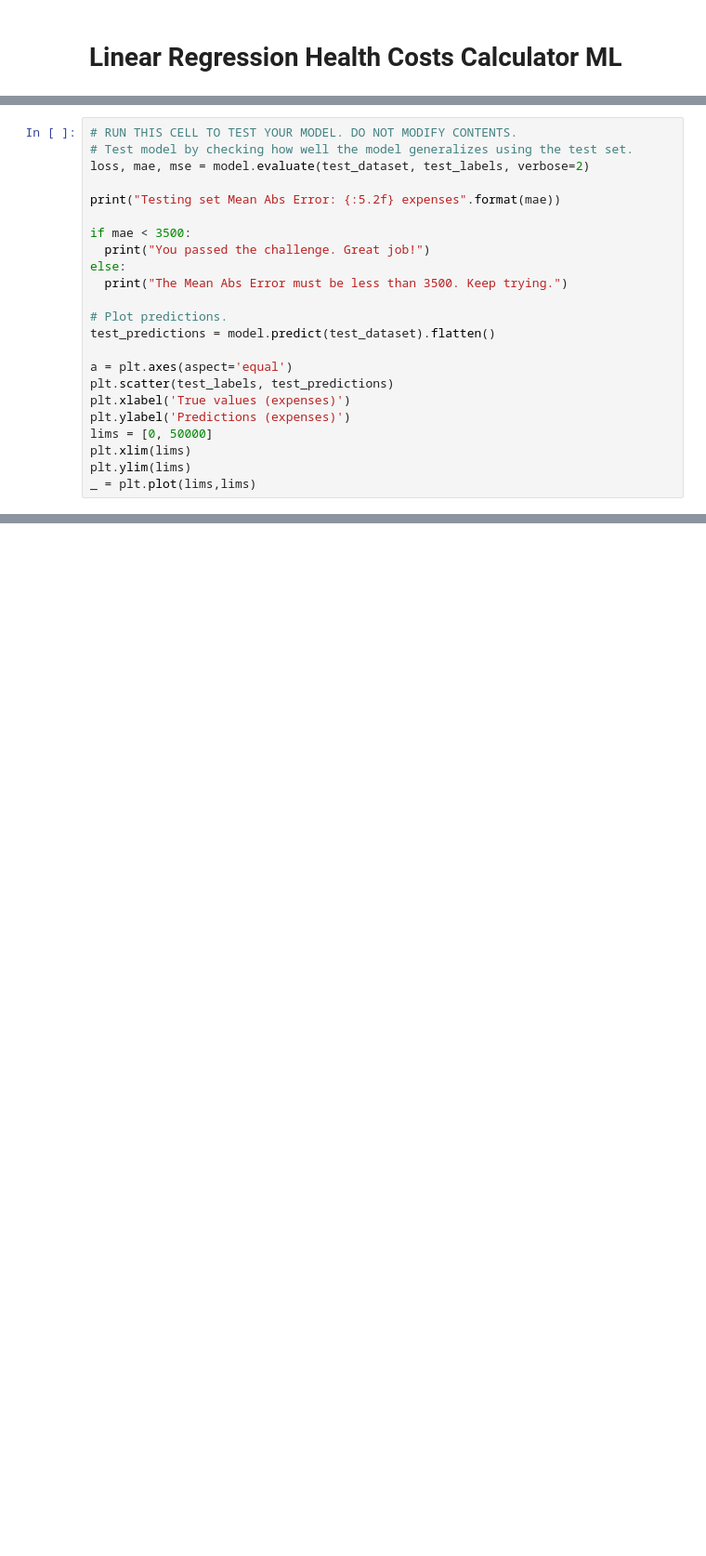
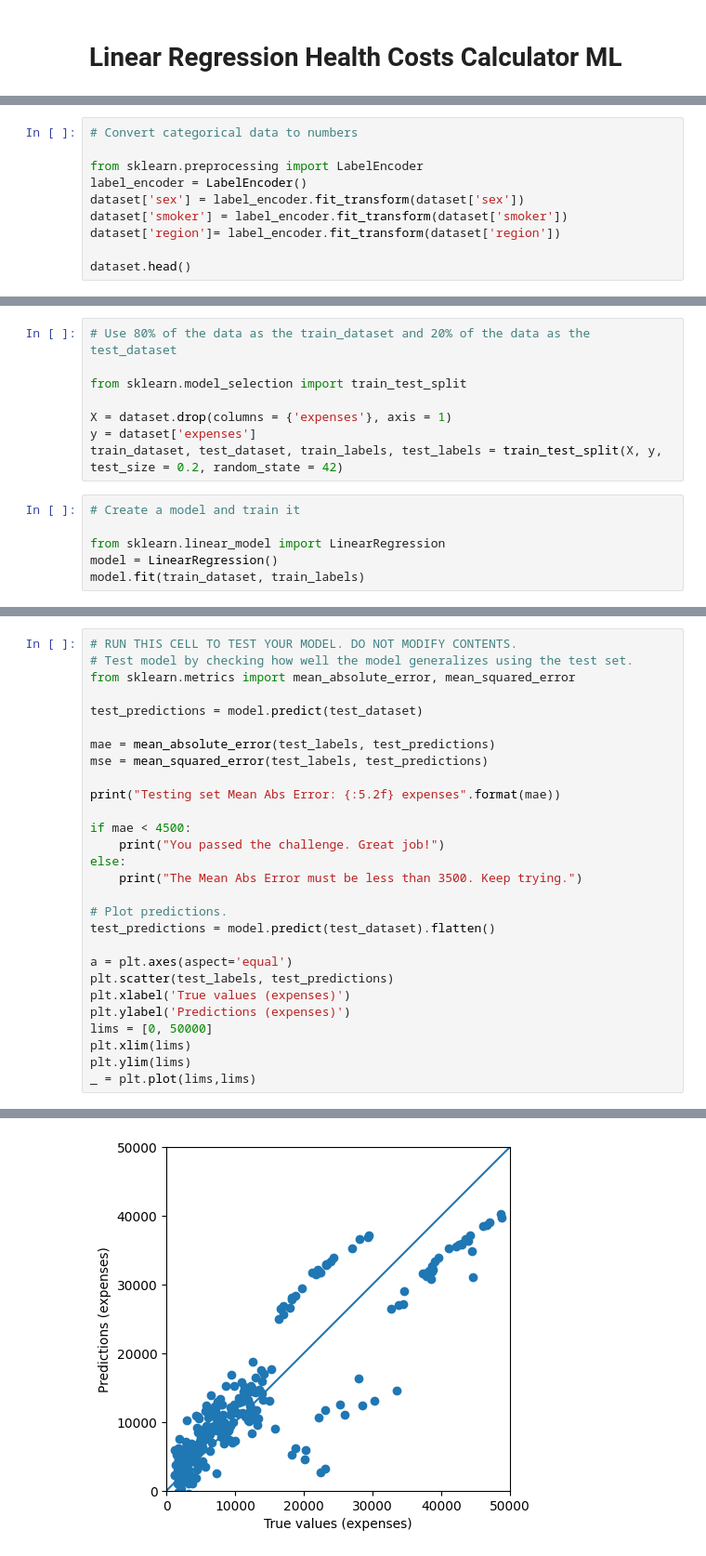
Before and after one commit to marius2347/Linear-Regression-Health-Costs-Calculator-ML, a Jupyter notebook: health_cost_calculator.ipynb, the cells around one changed output, grey strips where cells are left out. Shown at 93% size. Drawn from its saved outputs; the diff is of its cells as text; blank space fills up the shorter version.

```diff
--- a/health_cost_calculator.ipynb
+++ b/health_cost_calculator.ipynb
@@ -39,3 +25,13 @@ insurance.csv       100%[===================>]  49,09K  --.-KB/s    in 0,001s
 | 1335 | 18 | female | 36.9 | 0 | no | southeast | 1629.83 |
 | 1336 | 21 | female | 25.8 | 0 | no | southwest | 2007.95 |
 | 1337 | 61 | female | 29.1 | 0 | yes | northwest | 29141.36 |
+# %%
+# Convert categorical data to numbers
+
+from sklearn.preprocessing import LabelEncoder
+label_encoder = LabelEncoder()
+dataset['sex'] = label_encoder.fit_transform(dataset['sex'])
+dataset['smoker'] = label_encoder.fit_transform(dataset['smoker'])
+dataset['region']= label_encoder.fit_transform(dataset['region'])
+
+dataset.head()
@@ -41,0 +45,14 @@ insurance.csv       100%[===================>]  49,09K  --.-KB/s    in 0,001s
+# %%
+# Use 80% of the data as the train_dataset and 20% of the data as the test_dataset
+
+from sklearn.model_selection import train_test_split
+
+X = dataset.drop(columns = {'expenses'}, axis = 1)
+y = dataset['expenses']
+train_dataset, test_dataset, train_labels, test_labels = train_test_split(X, y, test_size = 0.2, random_state = 42)
+# %%
+# Create a model and train it
+
+from sklearn.linear_model import LinearRegression
+model = LinearRegression()
+model.fit(train_dataset, train_labels)
@@ -42,14 +61,19 @@ insurance.csv       100%[===================>]  49,09K  --.-KB/s    in 0,001s
 # %%
 # RUN THIS CELL TO TEST YOUR MODEL. DO NOT MODIFY CONTENTS.
 # Test model by checking how well the model generalizes using the test set.
-loss, mae, mse = model.evaluate(test_dataset, test_labels, verbose=2)
+from sklearn.metrics import mean_absolute_error, mean_squared_error
+
+test_predictions = model.predict(test_dataset)
+
+mae = mean_absolute_error(test_labels, test_predictions)
+mse = mean_squared_error(test_labels, test_predictions)
 
 print("Testing set Mean Abs Error: {:5.2f} expenses".format(mae))
 
-if mae < 3500:
-  print("You passed the challenge. Great job!")
+if mae < 4500:
+    print("You passed the challenge. Great job!")
 else:
-  print("The Mean Abs Error must be less than 3500. Keep trying.")
+    print("The Mean Abs Error must be less than 3500. Keep trying.")
 
 # Plot predictions.
 test_predictions = model.predict(test_dataset).flatten()
@@ -62,3 +86,4 @@ lims = [0, 50000]
 plt.xlim(lims)
 plt.ylim(lims)
 _ = plt.plot(lims,lims)
+# %% [output]
@@ -64,0 +92 @@ _ = plt.plot(lims,lims)
+[figure, added]
```
Also changed, not shown: parts of 6 cells of this notebook, 15 other files.
